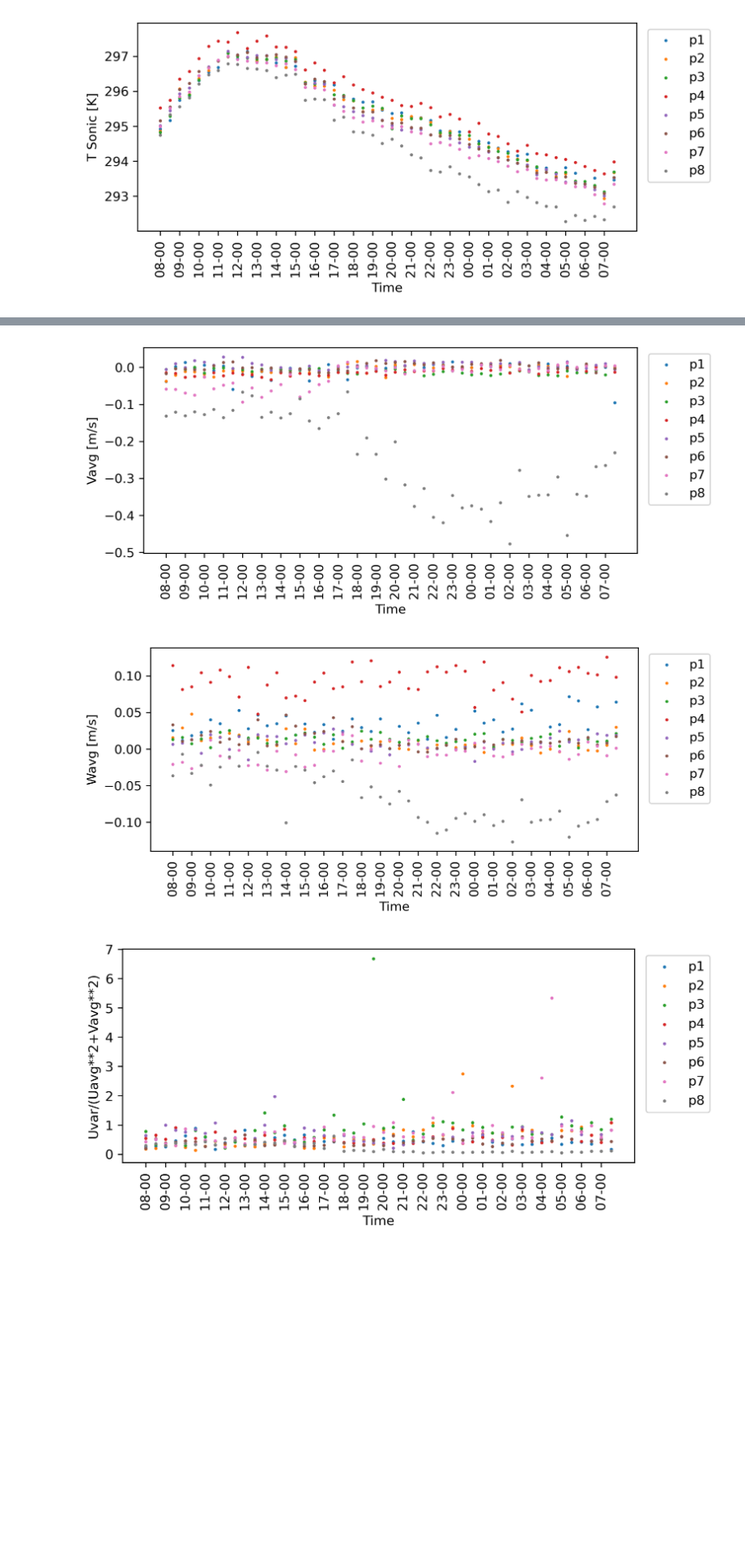
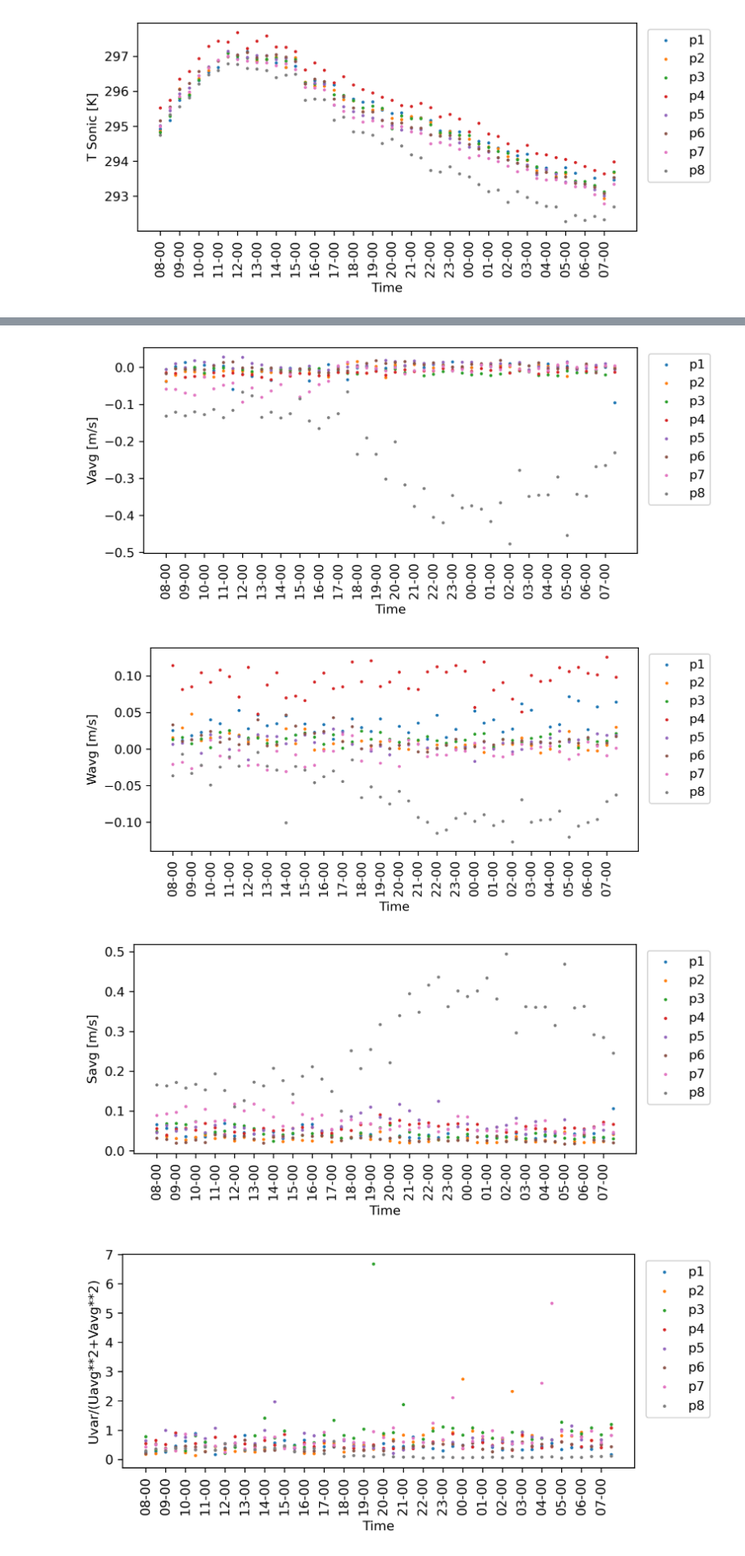
Before and after one commit to dyerbm/OmniWheel, a Jupyter notebook: Sensing/Analysis.ipynb, the cells around one changed output, grey strips where cells are left out. Shown at 81% size. Cells and saved outputs as stored; diff of their text form; code cells hidden in the pictures; blank space fills up the shorter version.

Commit message:
Extra figs

```diff
--- a/Sensing/Analysis.ipynb
+++ b/Sensing/Analysis.ipynb
@@ -145,33 +145,46 @@ plt.xticks(x_axis_labels)
 plt.savefig(figsavepath+'U_avg.pdf', format='pdf',bbox_extra_artists=(lgd,xlabel), bbox_inches='tight')
 plt.show()
 
 fig = plt.figure(figsize=(7,3),dpi=300)
 ax=plt.subplot(111)
 for i in points:
     ax.scatter(files,p_data.loc[pd.IndexSlice[:, i], 'Vavg'],label=i,s=2)
 plt.ylabel('Vavg [m/s]')
 xlabel =plt.xlabel('Time')
 plt.xticks(rotation=90)
 lgd = ax.legend(bbox_to_anchor=(1.01, 1), loc='upper left')
 plt.xticks(x_axis_labels)
 plt.savefig(figsavepath+'V_avg.pdf', format='pdf',bbox_extra_artists=(lgd,xlabel), bbox_inches='tight')
 plt.show()
 
 fig = plt.figure(figsize=(7,3),dpi=300)
 ax=plt.subplot(111)
 for i in points:
     ax.scatter(files,p_data.loc[pd.IndexSlice[:, i], 'Wavg'],label=i,s=2)
 plt.ylabel('Wavg [m/s]')
 xlabel =plt.xlabel('Time')
 plt.xticks(rotation=90)
 lgd = ax.legend(bbox_to_anchor=(1.01, 1), loc='upper left')
 plt.xticks(x_axis_labels)
 plt.savefig(figsavepath+'W_avg.pdf', format='pdf',bbox_extra_artists=(lgd,xlabel), bbox_inches='tight')
 plt.show()
+
+fig = plt.figure(figsize=(7,3),dpi=300)
+ax=plt.subplot(111)
+for i in points:
+    ax.scatter(files,p_data.loc[pd.IndexSlice[:, i], 'Savg'],label=i,s=2)
+plt.ylabel('Savg [m/s]')
+xlabel =plt.xlabel('Time')
+plt.xticks(rotation=90)
+lgd = ax.legend(bbox_to_anchor=(1.01, 1), loc='upper left')
+plt.xticks(x_axis_labels)
+plt.savefig(figsavepath+'S_avg.pdf', format='pdf',bbox_extra_artists=(lgd,xlabel), bbox_inches='tight')
+plt.show()
 # %% [output]
 [figure]
 [figure]
 [figure]
+[figure, added]
 # %%
 fig = plt.figure(figsize=(7,3),dpi=300)
 ax=plt.subplot(111)
```
Also changed, not shown: 21 other files.
